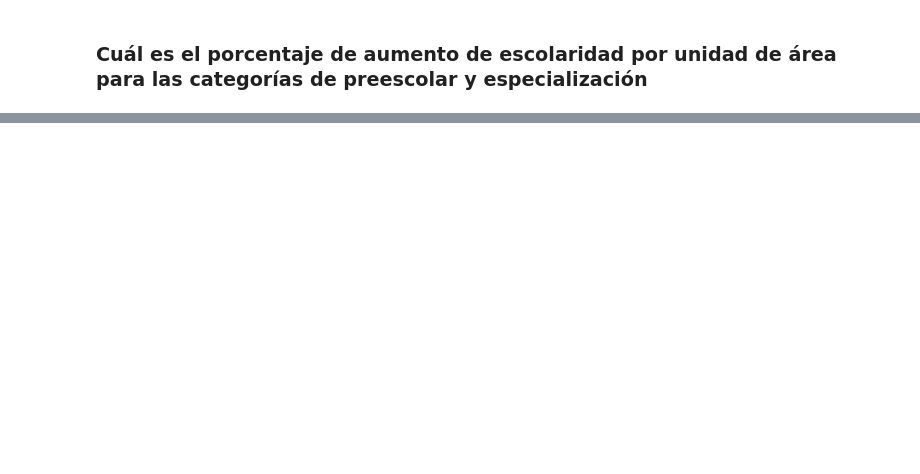
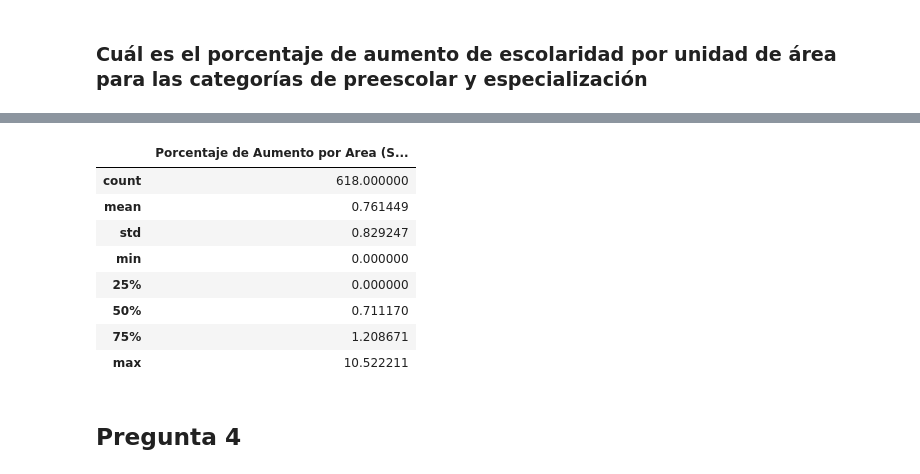
Before and after one commit to ibai4119/DataTraffic, a Jupyter notebook: code.ipynb, the cells around one changed output, grey strips where cells are left out. Cells and saved outputs as stored; diff of their text form; code cells hidden in the pictures; blank space fills up the shorter version.

```diff
--- a/code.ipynb
+++ b/code.ipynb
@@ -140,0 +176,19 @@ for manzana in data_2018.COD_DANE_A:
+# %%
+def aumento_escolaridad(data_vieja, data_nueva, categoria):
+    """Función de cálculo para el aumento_escolaridad por categorías.
+
+    Args:
+        data_vieja (DataFrame): DataFrame conteniendo datos del año más viejo
+        data_nueva (DataFrame): DataFrame conteniendo datos del año más nuevo
+        categoria (str): Categoría que se quiere analizar
+
+    Returns:
+        aumento [DataFrame]: Devuelve un DataFrame con el aumento de escolarización por unidad de área para la categoría seleccionada.
+    """
+
+    aumento_lista_existente = []
+    aumento_lista_existente = [(data_nueva.loc[data_nueva.COD_DANE_A == manzana, categoria].iloc[0]-data_vieja.loc[data_vieja.COD_DANE == manzana, categoria].iloc[0])*100/data_nueva.loc[data_nueva.COD_DANE_A == manzana, 'AREA'].iloc[0] for manzana in data_nueva.COD_DANE_A if manzana not in aumento_lista_existente and manzana in data_vieja.COD_DANE]
+    aumento_lista_nueva = [(data_nueva.loc[data_nueva.COD_DANE_A == manzana, categoria].iloc[0])*100/data_nueva.loc[data_nueva.COD_DANE_A == manzana, 'AREA'].iloc[0] for manzana in data_nueva.COD_DANE_A if manzana not in aumento_lista_existente and manzana not in data_vieja.COD_DANE]
+    aumento_lista = [*aumento_lista_existente, *aumento_lista_nueva]
+    aumento = pd.DataFrame(aumento_lista, columns=['Porcentaje de Aumento por Area ('+ categoria +')'])
+    return aumento
@@ -140,0 +197,16 @@ for manzana in data_2018.COD_DANE_A:
+# %%
+aumento_secundaria = aumento_escolaridad(data_2002, data_2018, 'Secundaria')
+# %%
+aumento_secundaria.describe()
+# %% [output]
+|  | Porcentaje de Aumento por Area (S... |
+| count | 618.000000 |
+| mean | 0.761449 |
+| std | 0.829247 |
+| min | 0.000000 |
+| 25% | 0.000000 |
+| 50% | 0.711170 |
+| 75% | 1.208671 |
+| max | 10.522211 |
+# %% [markdown]
+## Pregunta 4
```
Also changed, not shown: parts of 19 cells of this notebook.
